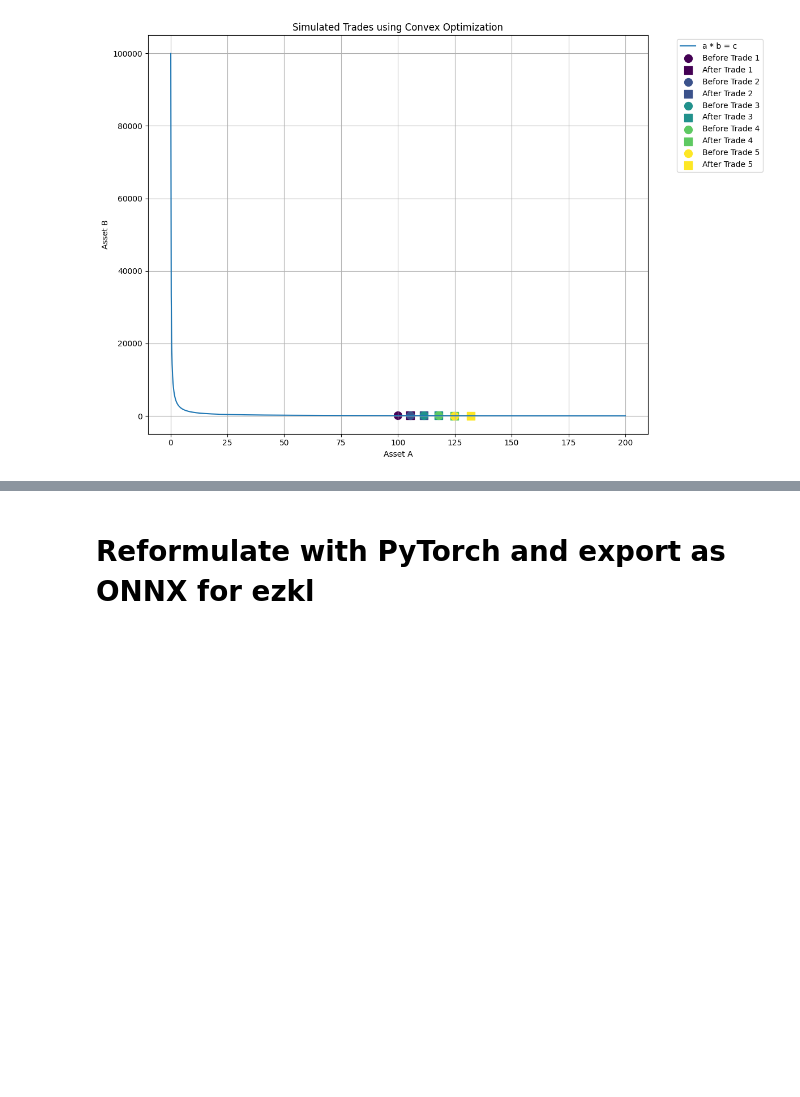
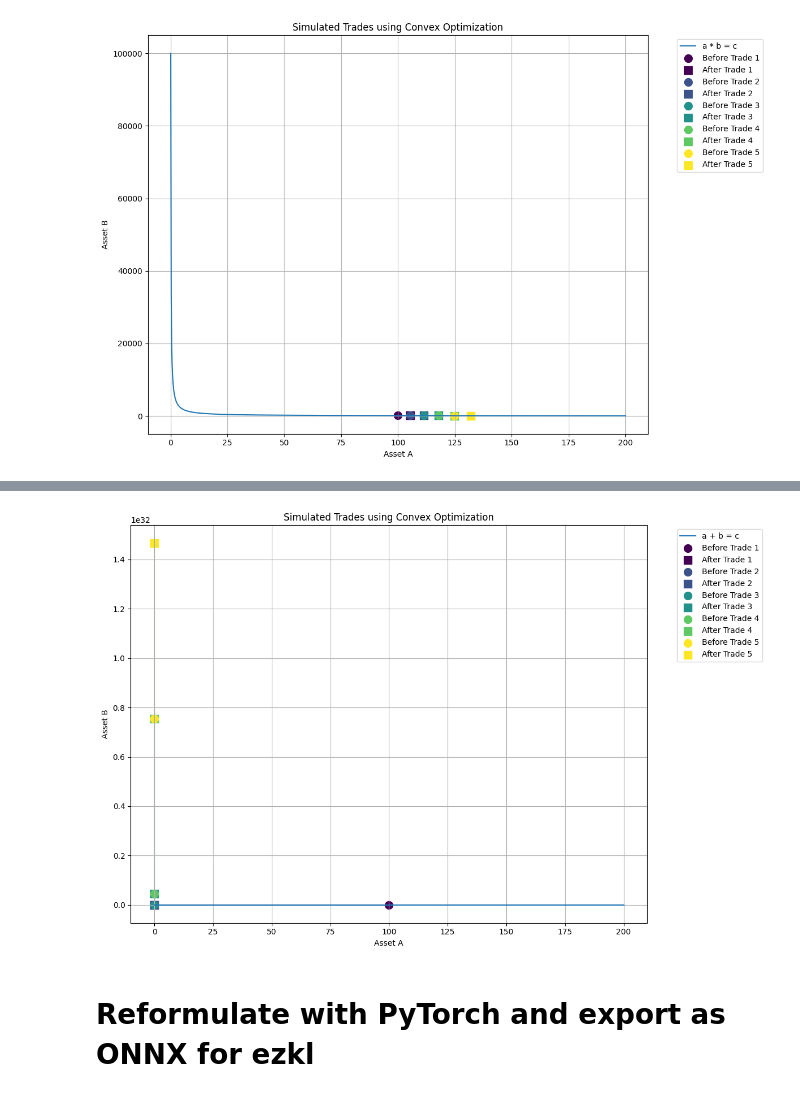
Before and after one commit to JSeam2/cocswap, a Jupyter notebook: math/cocswap_modeling.ipynb, the cells around one changed output, grey strips where cells are left out. Cells and saved outputs as stored; diff of their text form; code cells hidden in the pictures; blank space fills up the shorter version.

```diff
--- a/math/cocswap_modeling.ipynb
+++ b/math/cocswap_modeling.ipynb
@@ -336,0 +434,70 @@ Trade 5: 10 of asset A traded
+# %%
+import numpy as np
+import matplotlib.pyplot as plt
+from scipy.optimize import minimize
+
+class Pool:
+    def __init__(self, a, b, c):
+        self.a = a
+        self.b = b
+        self.c = a*b
+
+    def objective_function(self, x):
+        return (x[0] - (self.a + self.delta_a)) * (x[1] - (self.b + self.delta_b))
+
+    def constraint(self, x):
+        return x[0] * x[1] - self.c
+
+    def optimize(self, delta_a):
+        self.delta_a = delta_a
+        cons = {'type': 'eq', 'fun': self.constraint}
+        bounds = ((0, None), (0, None))
+        res = minimize(self.objective_function, [self.a, self.b], method='SLSQP', constraints=cons, bounds=bounds)
+        return res.x
+
+    def trade(self, delta_a):
+        new_a, new_b = self.optimize(delta_a)
+        self.a, self.b = new_a, new_b
+
+def plot_trade(pool, trade_amount, num_trades=5):
+    plt.figure(figsize=(12, 8))
+
+    # Plot the curve a * b = c
+    x = np.linspace(0.1, pool.a * 2, 1000)
+    y = pool.c / x
+    plt.plot(x, y, label='a + b = c')
+
+    colors = plt.cm.viridis(np.linspace(0, 1, num_trades))
+
+    for i in range(num_trades):
+        a_before, b_before = pool.a, pool.b
+        pool.trade(trade_amount)
+        a_after, b_after = pool.a, pool.b
+
+        plt.scatter([a_before], [b_before], color=colors[i], s=100, label=f'Before Trade {i+1}')
+        plt.scatter([a_after], [b_after], color=colors[i], s=100, marker='s', label=f'After Trade {i+1}')
+        plt.arrow(a_before, b_before, a_after - a_before, b_after - b_before, color=colors[i], width=0.0005, head_width=0.15)
+
+        print(f"Trade {i+1}: {trade_amount} of asset A traded")
+        print(f"  Before: A = {a_before:.2f}, B = {b_before:.2f}")
+        print(f"  After:  A = {a_after:.2f}, B = {b_after:.2f}")
+        print()
+
+    plt.xlabel('Asset A')
+    plt.ylabel('Asset B')
+    plt.title('Simulated Trades using Convex Optimization')
+    plt.legend(bbox_to_anchor=(1.05, 1), loc='upper left')
+    plt.tight_layout()
+    plt.grid(True)
+    plt.show()
+
+# Initialize the pool
+initial_a = 100
+initial_b = 100
+c = initial_a + initial_b
+pool = Pool(initial_a, initial_b, c)
+
+# Simulate trades
+trade_amount = 10
+plot_trade(pool, trade_amount)
+# %% [output]
@@ -337,3 +523,4 @@ Trade 5: 10 of asset A traded
+[figure, added]
 # %% [markdown]
 # Reformulate with PyTorch and export as ONNX for ezkl
 # %%
```
Also changed, not shown: parts of 5 cells of this notebook.
